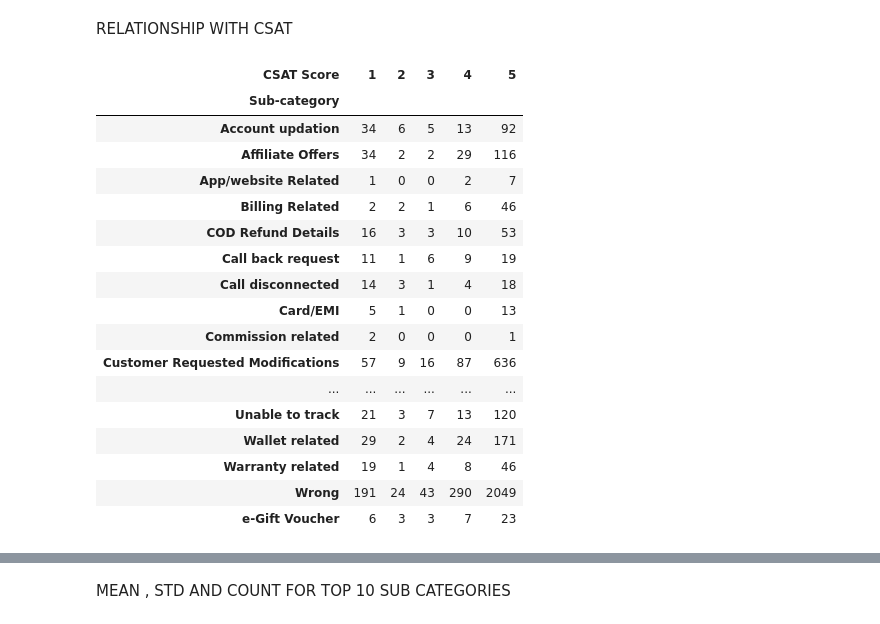
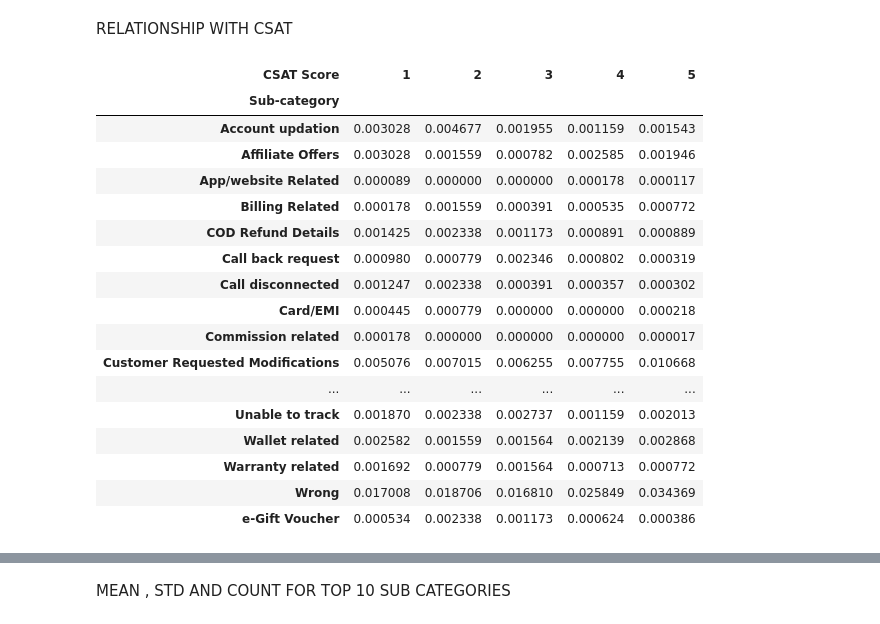
Before and after one commit to AnkurBhatt07/Customer-Satisfaction-Score-Prediction-using-ML-DL, a Jupyter notebook: notebooks/data_analysis.ipynb, the cells around one changed output, grey strips where cells are left out. Drawn from its saved outputs; the diff is of its cells as text; code cells hidden in the pictures.

```diff
--- a/notebooks/data_analysis.ipynb
+++ b/notebooks/data_analysis.ipynb
@@ -294,5 +430 @@ There is moderate cardinality (12 distinct values) in the feature.We will use ta
-# %%
-# Map each category to mean CSAT
-target_map = data.groupby('category')['CSAT Score'].mean()
-data['category_te'] = data['category'].map(target_map)
 # %% [markdown]
@@ -300,3 +432,40 @@ Also using Frequency encoding for this feature category
 # %%
 freq_map = data['category'].value_counts(normalize=True)
 data['category_fe'] = data['category'].map(freq_map)
+# %%
+# combining the four lowest frequency categories into 'Others'
+data['category'] = data['category'].replace(['Offers & Cashback', 'Onboarding related', 'App/website'], 'Others')
+# %%
+def regularized_target_encoding(data):
+    """Dead simple version for your category column"""
+
+    # Step 1: Get averages
+    category_averages = data.groupby('category')['CSAT Score'].mean()
+    global_average = data['CSAT Score'].mean()
+
+    print(f"Global average: {global_average:.2f}")
+
+    # Step 2: Apply regularization
+    final_encoding = {}
+
+    for category, avg in category_averages.items():
+        count = len(data[data['category'] == category])
+
+        # Simple rule: if < 1000 samples, pull toward global average
+        if count < 1000:
+            # Pull 30% toward global average
+            regularized = avg * 0.7 + global_average * 0.3
+            print(f"{category}: {avg:.2f} → {regularized:.2f} (regularized)")
+        else:
+            # Keep original average
+            regularized = avg
+            print(f"{category}: {avg:.2f} → {regularized:.2f} (trusted)")
+
+        final_encoding[category] = regularized
+
+    # Step 3: Apply to data
+    data['category_encoded'] = data['category'].map(final_encoding)
+    return data
+
+
+data = regularized_target_encoding(data)
@@ -337,24 +518,24 @@ Name: proportion, dtype: float64
 # %% [markdown]
 RELATIONSHIP WITH CSAT
 # %%
-sub_crosstab = pd.crosstab(data['Sub-category'], data['CSAT Score'])
+sub_crosstab = pd.crosstab(data['Sub-category'], data['CSAT Score'] , normalize='columns')
 sub_crosstab
 # %% [output]
 | CSAT Score | 1 | 2 | 3 | 4 | 5 |
 | Sub-category |  |  |  |  |  |
-| Account updation | 34 | 6 | 5 | 13 | 92 |
-| Affiliate Offers | 34 | 2 | 2 | 29 | 116 |
-| App/website Related | 1 | 0 | 0 | 2 | 7 |
-| Billing Related | 2 | 2 | 1 | 6 | 46 |
-| COD Refund Details | 16 | 3 | 3 | 10 | 53 |
-| Call back request | 11 | 1 | 6 | 9 | 19 |
-| Call disconnected | 14 | 3 | 1 | 4 | 18 |
-| Card/EMI | 5 | 1 | 0 | 0 | 13 |
-| Commission related | 2 | 0 | 0 | 0 | 1 |
-| Customer Requested Modifications | 57 | 9 | 16 | 87 | 636 |
+| Account updation | 0.003028 | 0.004677 | 0.001955 | 0.001159 | 0.001543 |
+| Affiliate Offers | 0.003028 | 0.001559 | 0.000782 | 0.002585 | 0.001946 |
+| App/website Related | 0.000089 | 0.000000 | 0.000000 | 0.000178 | 0.000117 |
+| Billing Related | 0.000178 | 0.001559 | 0.000391 | 0.000535 | 0.000772 |
+| COD Refund Details | 0.001425 | 0.002338 | 0.001173 | 0.000891 | 0.000889 |
+| Call back request | 0.000980 | 0.000779 | 0.002346 | 0.000802 | 0.000319 |
+| Call disconnected | 0.001247 | 0.002338 | 0.000391 | 0.000357 | 0.000302 |
+| Card/EMI | 0.000445 | 0.000779 | 0.000000 | 0.000000 | 0.000218 |
+| Commission related | 0.000178 | 0.000000 | 0.000000 | 0.000000 | 0.000017 |
+| Customer Requested Modifications | 0.005076 | 0.007015 | 0.006255 | 0.007755 | 0.010668 |
 | ... | ... | ... | ... | ... | ... |
-| Unable to track | 21 | 3 | 7 | 13 | 120 |
-| Wallet related | 29 | 2 | 4 | 24 | 171 |
-| Warranty related | 19 | 1 | 4 | 8 | 46 |
-| Wrong | 191 | 24 | 43 | 290 | 2049 |
-| e-Gift Voucher | 6 | 3 | 3 | 7 | 23 |
+| Unable to track | 0.001870 | 0.002338 | 0.002737 | 0.001159 | 0.002013 |
+| Wallet related | 0.002582 | 0.001559 | 0.001564 | 0.002139 | 0.002868 |
+| Warranty related | 0.001692 | 0.000779 | 0.001564 | 0.000713 | 0.000772 |
+| Wrong | 0.017008 | 0.018706 | 0.016810 | 0.025849 | 0.034369 |
+| e-Gift Voucher | 0.000534 | 0.002338 | 0.001173 | 0.000624 | 0.000386 |
```
Also changed, not shown: parts of 169 cells of this notebook, 3 other files.
